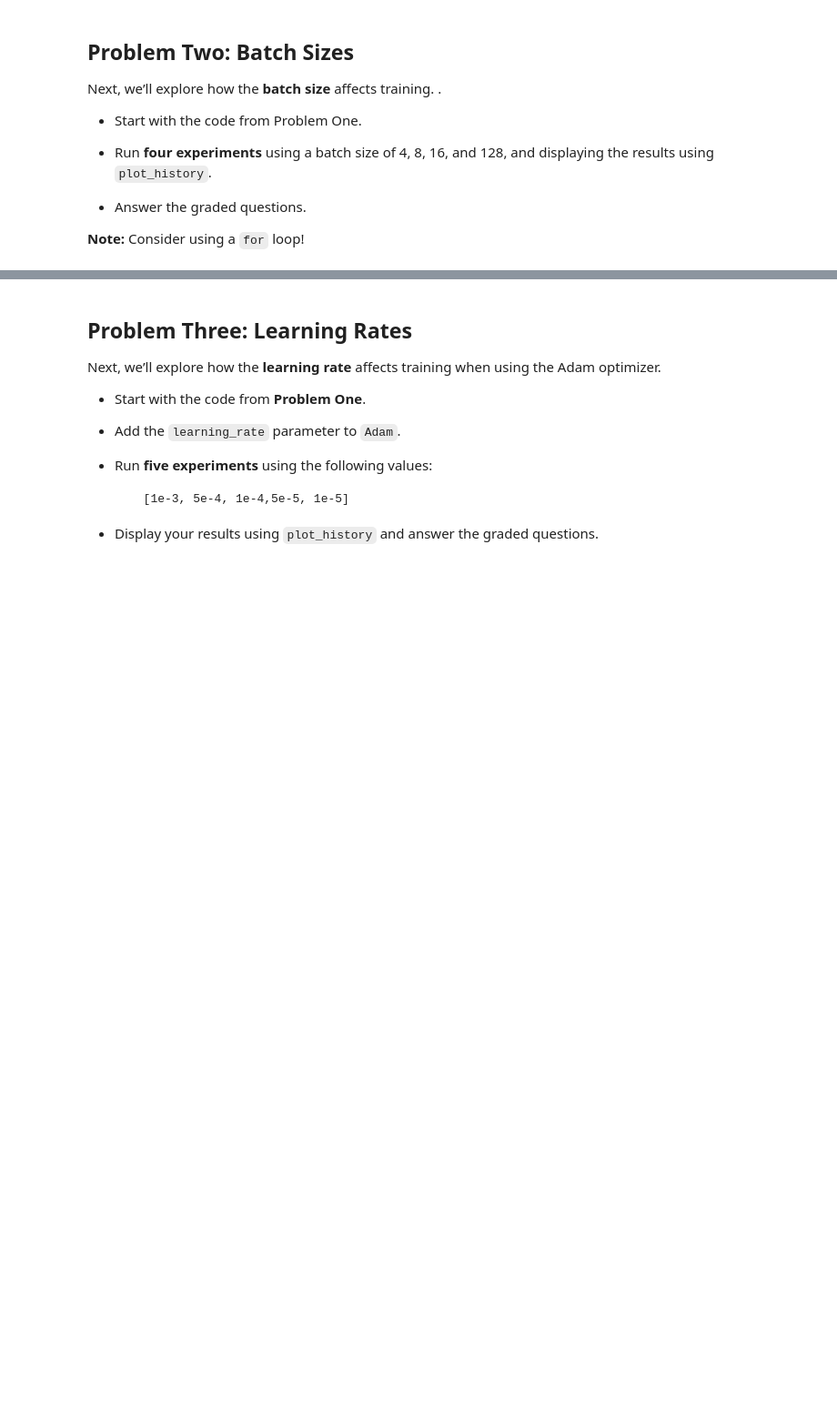
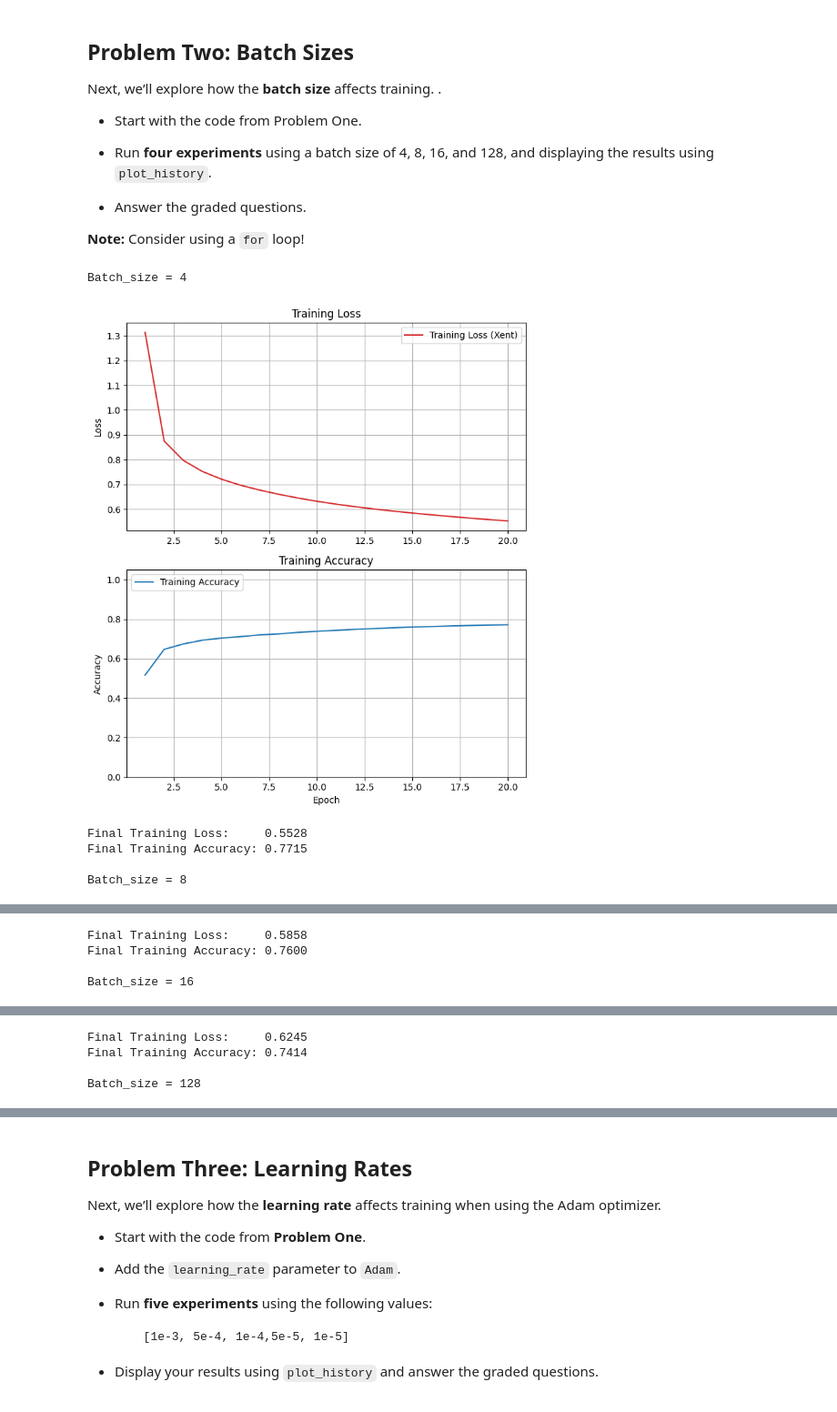
Before and after one commit to luanbui/Module-7-Assignments, a Jupyter notebook: Homework_02.ipynb, the cells around one changed output, grey strips where cells are left out. Shown at 91% size. Drawn from its saved outputs; the diff is of its cells as text; code cells hidden in the pictures; blank space fills up the shorter version.

```diff
--- a/Homework_02.ipynb
+++ b/Homework_02.ipynb
@@ -171,4 +226,46 @@ Next, we’ll explore how the **batch size** affects training. .
 
 **Note:** Consider using a `for` loop!
 # %%
-# Your code here
+# Problem 2: Batch Size experiments
+
+batch_sizes = [4, 8, 16, 128]
+batch_results = {}
+
+for batch_size in batch_sizes:
+    print(f"\nBatch_size = {batch_size}")
+
+    random.seed(random_seed)
+    tf.random.set_seed(random_seed)
+    np.random.seed(random_seed)
+
+    model = Sequential([
+        Input(shape=(X_train_scaled.shape[1],)),
+        Dense(64, activation='relu'),
+        Dense(32, activation='relu'),
+        Dense(7, activation='softmax')
+    ])
+
+    model.compile(
+        optimizer=Adam(learning_rate=0.0001),
+        loss='sparse_categorical_crossentropy',
+        metrics=['accuracy']
+    )
+
+    history = model.fit(
+        X_train_scaled, y_train,
+        epochs=20,
+        batch_size=batch_size,
+        verbose=0
+    )
+
+    final_acc = history.history['accuracy'][-1]
+    batch_results[batch_size] = final_acc
+
+    plot_history(history)
+# %% [output]
+Batch_size = 4
+[figure, added]
+Final Training Loss:     0.5528
+Final Training Accuracy: 0.7715
+
+Batch_size = 8
@@ -174,0 +273,4 @@ Next, we’ll explore how the **batch size** affects training. .
+Final Training Loss:     0.5858
+Final Training Accuracy: 0.7600
+
+Batch_size = 16
@@ -174,0 +278,4 @@ Next, we’ll explore how the **batch size** affects training. .
+Final Training Loss:     0.6245
+Final Training Accuracy: 0.7414
+
+Batch_size = 128
```
Also changed, not shown: parts of 28 cells of this notebook.
